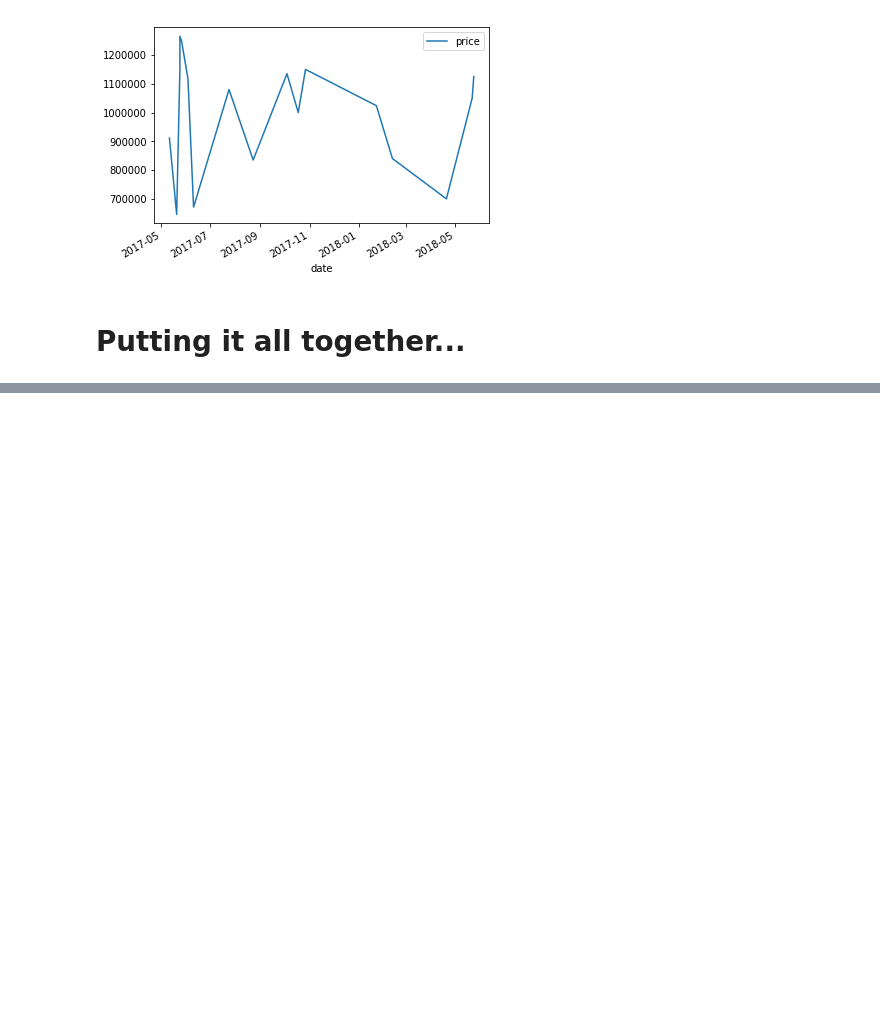
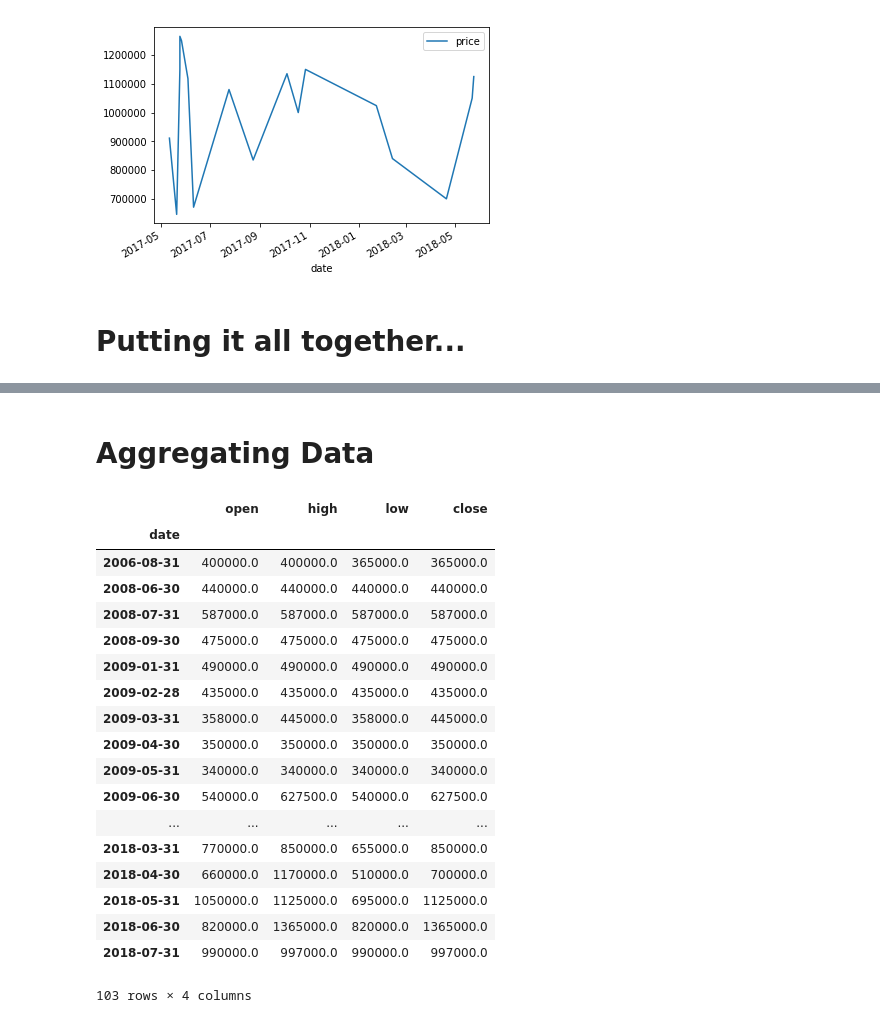
Before and after one commit to nevhan/imc-stem, a Jupyter notebook: notebooks/realestate-example.ipynb, the cells around one changed output, grey strips where cells are left out. Drawn from its saved outputs; the diff is of its cells as text; code cells hidden in the pictures; blank space fills up the shorter version.

```diff
--- a/notebooks/realestate-example.ipynb
+++ b/notebooks/realestate-example.ipynb
@@ -207,0 +254,26 @@ results.sort_values(by=['date']).plot(x='date',y='price')
+# %% [markdown]
+# Aggregating Data
+# %%
+ohlc = indexed.resample('1M').price.ohlc()
+ohlc = ohlc.dropna()
+ohlc
+# %% [output]
+|  | open | high | low | close |
+| date |  |  |  |  |
+| 2006-08-31 | 400000.0 | 400000.0 | 365000.0 | 365000.0 |
+| 2008-06-30 | 440000.0 | 440000.0 | 440000.0 | 440000.0 |
+| 2008-07-31 | 587000.0 | 587000.0 | 587000.0 | 587000.0 |
+| 2008-09-30 | 475000.0 | 475000.0 | 475000.0 | 475000.0 |
+| 2009-01-31 | 490000.0 | 490000.0 | 490000.0 | 490000.0 |
+| 2009-02-28 | 435000.0 | 435000.0 | 435000.0 | 435000.0 |
+| 2009-03-31 | 358000.0 | 445000.0 | 358000.0 | 445000.0 |
+| 2009-04-30 | 350000.0 | 350000.0 | 350000.0 | 350000.0 |
+| 2009-05-31 | 340000.0 | 340000.0 | 340000.0 | 340000.0 |
+| 2009-06-30 | 540000.0 | 627500.0 | 540000.0 | 627500.0 |
+| ... | ... | ... | ... | ... |
+| 2018-03-31 | 770000.0 | 850000.0 | 655000.0 | 850000.0 |
+| 2018-04-30 | 660000.0 | 1170000.0 | 510000.0 | 700000.0 |
+| 2018-05-31 | 1050000.0 | 1125000.0 | 695000.0 | 1125000.0 |
+| 2018-06-30 | 820000.0 | 1365000.0 | 820000.0 | 1365000.0 |
+| 2018-07-31 | 990000.0 | 997000.0 | 990000.0 | 997000.0 |
+103 rows × 4 columns
```
Also changed, not shown: parts of 9 cells of this notebook.
